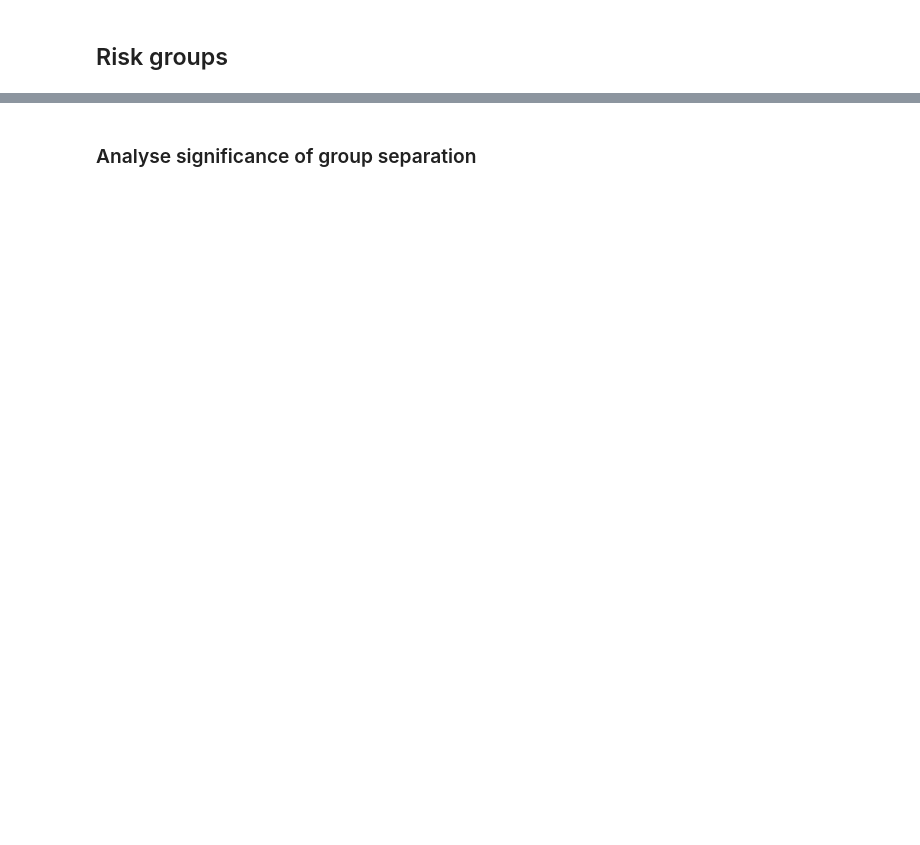
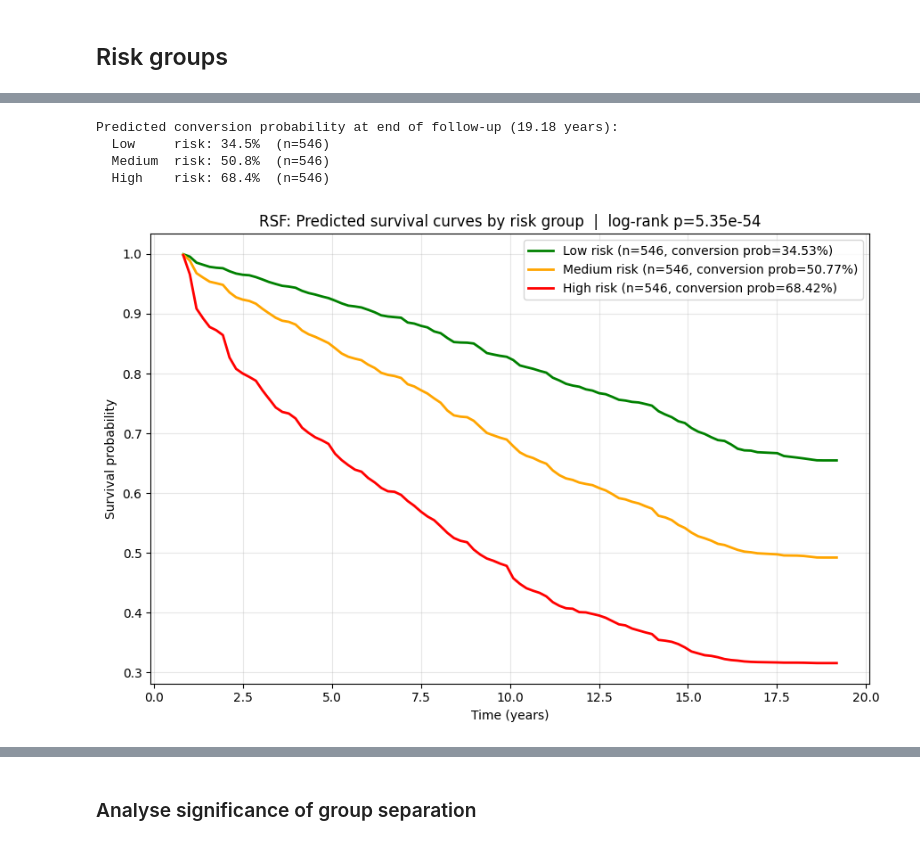
Before and after one commit to mariik4/survival_analysis_of_mci, a Jupyter notebook: notebooks/5-rsf-model.evaluation.ipynb, the cells around one changed output, grey strips where cells are left out. Drawn from its saved outputs; the diff is of its cells as text; code cells hidden in the pictures; blank space fills up the shorter version.

```diff
--- a/notebooks/5-rsf-model.evaluation.ipynb
+++ b/notebooks/5-rsf-model.evaluation.ipynb
@@ -75,6 +100,9 @@ test_X = preprocessor.transform(test_X_raw)
 # %%
 test_events = test_y[SURVIVAL_EVENT_COL].astype(bool)
 test_times = test_y[SURVIVAL_TIME_COL]
+
+min_test_time = test_times.min()
+max_test_time = test_times.max()
 # %% [markdown]
 ## Test c-index
 # %%
@@ -83,7 +113,7 @@ print(f"Test C-index: {cindex_test:.4f}")
 # %% [markdown]
 ## Test IBS
 # %%
-def calculate_ibs(cox, test_X, test_y, event_min_time, event_max_time):
+def calculate_ibs(rsf, test_X, test_y, event_min_time, event_max_time):
   times_ibs = np.linspace(event_min_time, event_max_time, 100)
   # RSF returns (surv_matrix, unique_death_times), interpolate to get survival probs at specific times
   surv_matrix_raw, death_times = rsf.predict_survival_function(test_X)
@@ -187,26 +240,13 @@ def assign_patient_to_risk_group(score, low_cutoff, high_cutoff):
     else:
         return HIGH_RISK_GROUP_INDICATOR
 # %%
-times_curve = np.linspace(test_times.min(), test_times.max(), 100)
-conv_curve = np.array([
+times_curve = np.linspace(min_test_time, max_test_time, 100)
+cdf_curve = np.array([
     np.interp(times_curve, death_times, 1 - surv_matrix_raw[i])
     for i in range(surv_matrix_raw.shape[0])
 ])
-density_score_per_patient = conv_curve.mean(axis=1)
+density_score_per_patient = cdf_curve.mean(axis=1)
+surv_curve = 1 - cdf_curve
 
 low_medium_cutoff  = np.percentile(density_score_per_patient, 33.333)
 medium_high_cutoff = np.percentile(density_score_per_patient, 66.667)
-
-risk_df = pd.DataFrame({
-    "scores":     density_score_per_patient,
-    "event":      test_y[SURVIVAL_EVENT_COL].astype(bool),
-    "duration":   test_y[SURVIVAL_TIME_COL],
-})
-risk_df["risk_group"] = risk_df["scores"].apply(
-    lambda s: assign_patient_to_risk_group(s, low_medium_cutoff, medium_high_cutoff)
-)
-
-print(f"Cutoffs: low/medium={low_medium_cutoff:.3f}, medium/high={medium_high_cutoff:.3f}")
-print(f"Low risk group:    {(risk_df['risk_group'] == LOW_RISK_GROUP_INDICATOR).sum()} patients")
-print(f"Medium risk group: {(risk_df['risk_group'] == MEDIUM_RISK_GROUP_INDICATOR).sum()} patients")
-print(f"High risk group:   {(risk_df['risk_group'] == HIGH_RISK_GROUP_INDICATOR).sum()} patients")
@@ -245,42 +312,40 @@ for grp, name in [(LOW_RISK_GROUP_INDICATOR, "Low"),
                   (MEDIUM_RISK_GROUP_INDICATOR, "Medium"),
                   (HIGH_RISK_GROUP_INDICATOR, "High")]:
     mask = (risk_df["risk_group"] == grp).values
-    prob = conv_curve[mask].mean(axis=0)[-1] * 100
+    prob = cdf_curve[mask].mean(axis=0)[-1] * 100
     group_risk_probs[grp] = prob
     print(f"  {name:<7} risk: {prob:.1f}%  (n={mask.sum()})")
+# %% [output]
+Predicted conversion probability at end of follow-up (19.18 years):
+  Low     risk: 34.5%  (n=546)
+  Medium  risk: 50.8%  (n=546)
+  High    risk: 68.4%  (n=546)
 # %%
 overall = multivariate_logrank_test(
     risk_df['duration'],
     risk_df['risk_group'],
     risk_df['event']
 )
 
 fig, ax = plt.subplots(figsize=(9, 6))
-
-risk_groups_props = {
-    LOW_RISK_GROUP_INDICATOR:    {"color": 'green',  "name": "Low risk"},
-    MEDIUM_RISK_GROUP_INDICATOR: {"color": 'orange', "name": "Medium risk"},
-    HIGH_RISK_GROUP_INDICATOR:   {"color": 'red',    "name": "High risk"}
-}
-
-# conv_curve shape: (n_patients, n_timepoints), computed in the risk group cell
-surv_curve = 1 - conv_curve
 
 for group in [LOW_RISK_GROUP_INDICATOR, MEDIUM_RISK_GROUP_INDICATOR, HIGH_RISK_GROUP_INDICATOR]:
     mask = (risk_df['risk_group'] == group).values
     mean_surv = surv_curve[mask].mean(axis=0)
     ax.plot(times_curve, mean_surv,
             color=risk_groups_props[group]["color"], linewidth=2,
             label=f'{risk_groups_props[group]["name"]} (n={mask.sum()}, conversion prob={group_risk_probs[group]:.2f}%)')
 
 ax.set_xlabel("Time (years)")
 ax.set_ylabel("Survival probability")
 ax.set_title(f"RSF: Predicted survival curves by risk group  |  log-rank p={overall.p_value:.2e}")
 ax.grid(True, alpha=0.3)
 ax.legend()
 plt.tight_layout()
 save_pic(plt, "rsf_evaluation_Risk_Groups_KM.png")
 plt.show()
+# %% [output]
+[figure, added]
 # %%
 overall = multivariate_logrank_test(
     risk_df['duration'],
```
Also changed, not shown: parts of 38 cells of this notebook, 5 other files.
